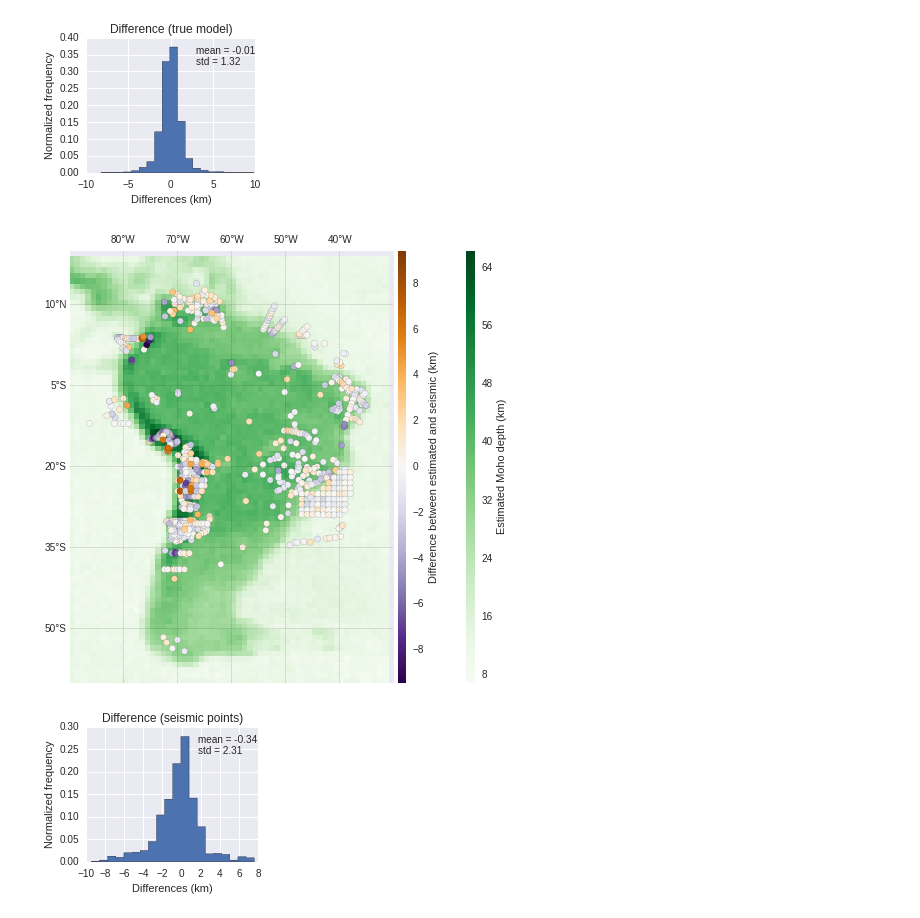
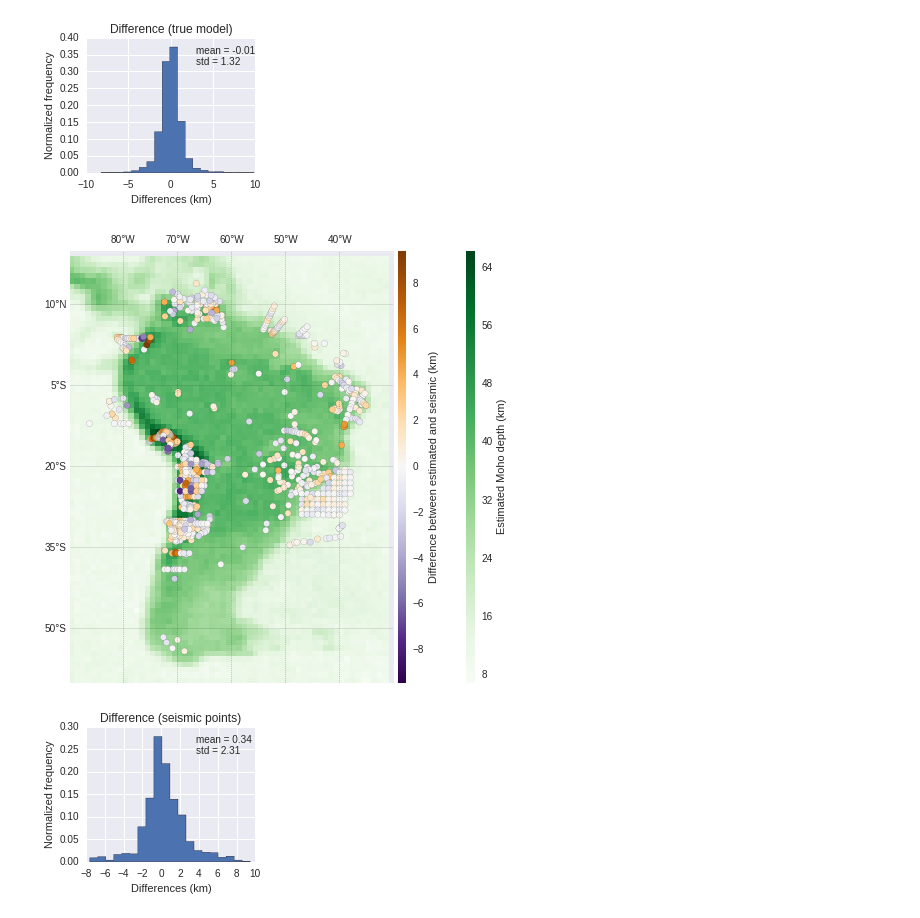
Before and after one commit to pinga-lab/paper-moho-inversion-tesseroids, a Jupyter notebook: code/synthetic-crust1.ipynb, the cells around one changed output. Drawn from its saved outputs; the diff is of its cells as text; code cells hidden in the pictures.

Commit message:
Crust1.0 synthetic run and saved results

```diff
--- a/code/synthetic-crust1.ipynb
+++ b/code/synthetic-crust1.ipynb
@@ -297,7 +295,7 @@ def plot_diff_hist(solution, model):
 def plot_diff_seismic(solution, test_points, bm):
     moho = solution.estimate_
     x, y = bm(moho.lons, moho.lats)
-    diff = -0.001*seismic_residuals(moho, *test_points)
+    diff = -0.001*(test_points[-1] - predict_seismic(moho, *test_points[:2]))
     ranges = np.abs([diff.max(), diff.min()]).max()
     lat, lon, depth = test_points
     xp, yp = bm(lon, lat)
@@ -315,7 +313,7 @@ def plot_diff_seismic(solution, test_points, bm):
 
 def plot_diff_seismic_hist(solution, test_points):
     moho = solution.estimate_
-    diff = -0.001*seismic_residuals(moho, *test_points)
+    diff = -0.001*(test_points[-1] - predict_seismic(moho, *test_points[:2]))
 
     plt.figure(figsize=(3, 2.5))
     plt.title('Difference (seismic points)')
@@ -343,12 +341,12 @@ def plot_cv_regul(regul_params, scores, best, log=True):
     plt.ylabel(u'Mean Square Error')
     plt.tight_layout(pad=0)
 
-def plot_cv_ref_dens(densities, referece_levels, scores, best_dens, best_ref):
+def plot_cv_ref_dens(densities, reference_levels, scores, best_dens, best_ref):
     plt.figure(figsize=(5, 3))
     plt.title('Cross-validation (reference level and density)')
     plt.contourf(-0.001*reference_levels, densities, scores, 30, cmap='BuPu_r')
     plt.colorbar(pad=0.01).set_label('Mean Square Error')
-    plt.plot(-0.001*referece_levels[best_ref], densities[best_dens], 's', markersize=10,
+    plt.plot(-0.001*reference_levels[best_ref], densities[best_dens], 's', markersize=10,
              color=seaborn.color_palette()[2], label='Minimum')
     l = plt.legend(loc='upper left')
     for txt in l.get_texts():
@@ -485,7 +484,8 @@ results['models_refdens'] = [s.estimate_ for s in solutions]
 Score the estimates against the seismic constraints.
 # %%
 cv_shape = (len(results['densities']), len(results['reference_levels']))
-results['scores_refdens'] = score_all(solutions, test_points, points=True).reshape(cv_shape)
+results['scores_refdens'] = score_all(results['models_refdens'], test_points,
+                                      points=True).reshape(cv_shape)
 # %%
 best = np.nanargmin(results['scores_refdens'])
 results['solution'] = solutions[best]
@@ -546,12 +547,12 @@ plot_diff_hist(solution, model)
 # %% [output]
 [figure]
 # %%
-plot_diff_seismic(solution, test_points, bm)
+plot_diff_seismic(results['solution'], test_points, bm)
 # %% [output]
-[figure, old version]
+[figure, new version]
 # %%
-plot_diff_seismic_hist(solution, test_points)
+plot_diff_seismic_hist(results['solution'], test_points)
 # %% [output]
-[figure, old version]
+[figure, new version]
 # %% [markdown]
 []()
```
Also changed, not shown: parts of 18 cells of this notebook, 3 other files.
